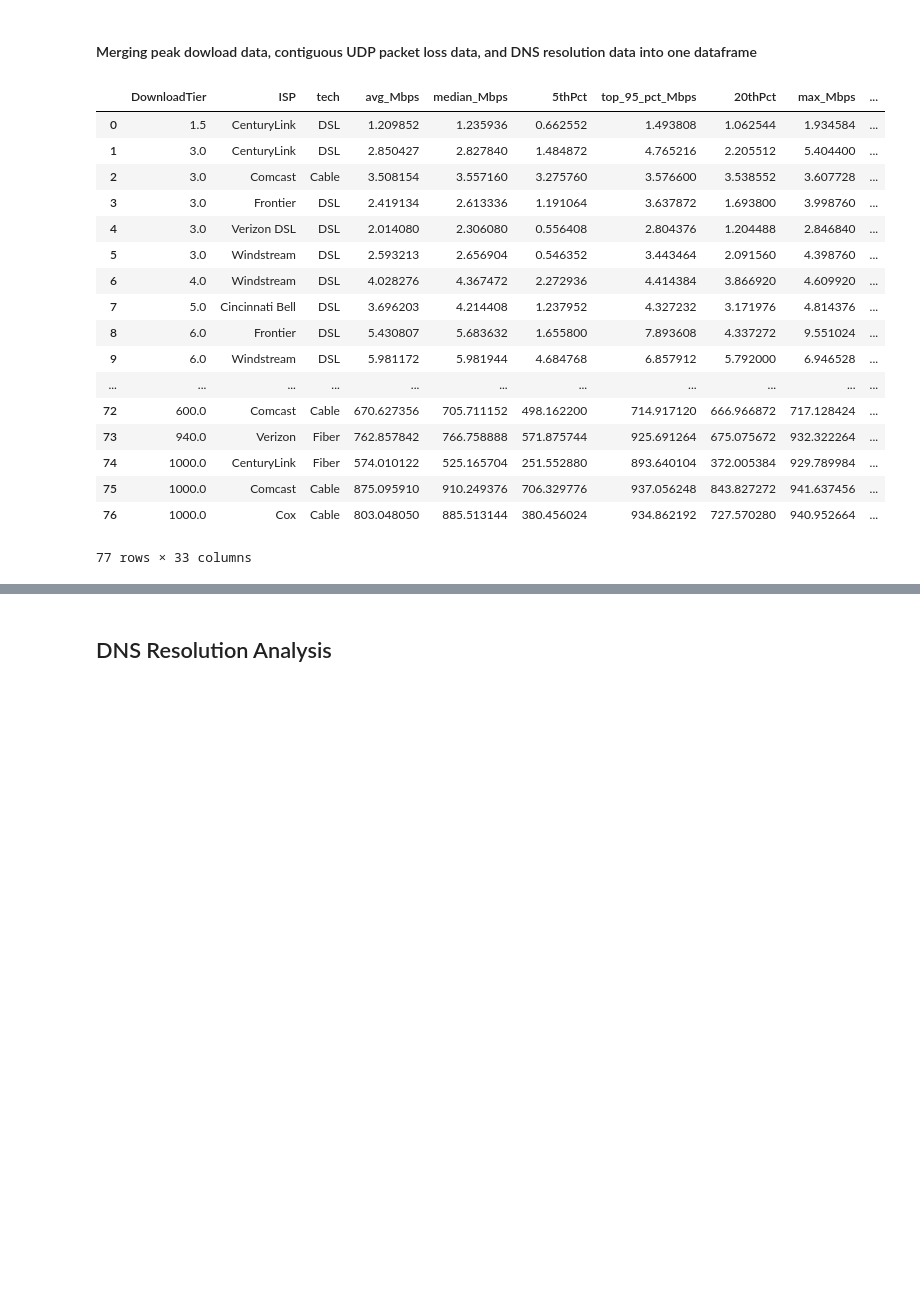
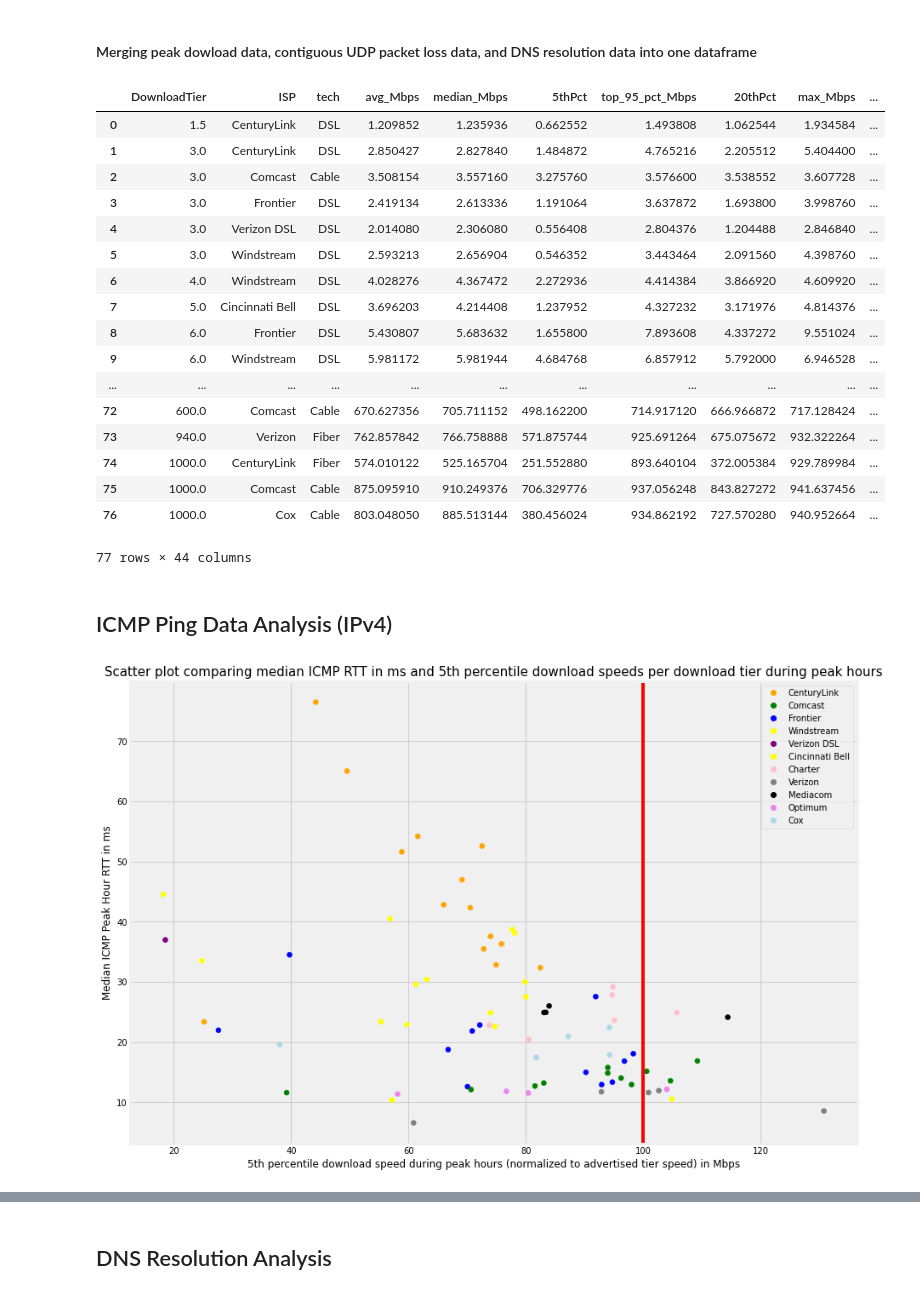
Before and after one commit to afreund415/MBA-broadband-research, a Jupyter notebook: MBA Reliability Analysis .ipynb, the cells around one changed output, grey strips where cells are left out. Saved outputs shown, nothing was run; the diff lists cells and outputs as text; code cells hidden in the pictures; blank space fills up the shorter version.

Commit message:
cleaned up charts and included ping data analysis

```diff
--- a/MBA Reliability Analysis .ipynb
+++ b/MBA Reliability Analysis .ipynb
@@ -192,6 +226,7 @@ mergedChart['ispTech'] = ispTech
 mergedChart['5thPctNorm'] = (mergedChart['5thPct']/mergedChart['DownloadTier']) *100
 
 mergedChart = mergedChart.merge(dnsData, how = 'inner', on=['ISP', 'DownloadTier', 'tech'])
+mergedChart = mergedChart.merge(pingData, how = 'inner', on=['ISP', 'DownloadTier', 'tech'])
 
 
 mergedChart
@@ -213,4 +248,33 @@ mergedChart
 | 74 | 1000.0 | CenturyLink | Fiber | 574.010122 | 525.165704 | 251.552880 | 893.640104 | 372.005384 | 929.789984 | ... |
 | 75 | 1000.0 | Comcast | Cable | 875.095910 | 910.249376 | 706.329776 | 937.056248 | 843.827272 | 941.637456 | ... |
 | 76 | 1000.0 | Cox | Cable | 803.048050 | 885.513144 | 380.456024 | 934.862192 | 727.570280 | 940.952664 | ... |
-77 rows × 33 columns
+77 rows × 44 columns
+# %% [markdown]
+<h2> ICMP Ping Data Analysis (IPv4)
+# %%
+X =  mergedChart['5thPctNorm']
+Y = mergedChart['medianPingRTTms']
+
+fig = plt.figure()
+plt.rcParams["figure.figsize"] = [30, 10]
+ax1 = fig.add_subplot(122)
+
+colors = {'CenturyLink':'orange', 'Comcast':'green', 'Frontier':'blue', 'Windstream':'yellow',
+         'Verizon DSL': 'purple', 'Cincinnati Bell': 'yellow', 'Charter': 'pink', 'Verizon': 'gray',
+         'Mediacom': 'black', 'Optimum': 'violet', 'Cox': 'lightblue'}
+
+
+ax1.scatter(X, Y, c=mergedChart['ISP'].map(colors))
+plt.grid(True)
+markers = [plt.Line2D([0,0],[0,0],color=color, marker='o', linestyle='') for color in colors.values()]
+plt.legend(markers, colors.keys(), numpoints=1)
+plt.axvline(x = 100, color = 'red', linestyle = '-')
+plt.xlabel("5th percentile download speed during peak hours (normalized to advertised tier speed) in Mbps")
+plt.ylabel("Median ICMP Peak Hour RTT in ms")
+plt.title("Scatter plot comparing median ICMP RTT in ms and 5th percentile download speeds per download tier during peak hours",fontsize=15)
+
+
+
+plt.show()
+# %% [output]
+[figure, added]
```
Also changed, not shown: parts of 26 cells of this notebook.
